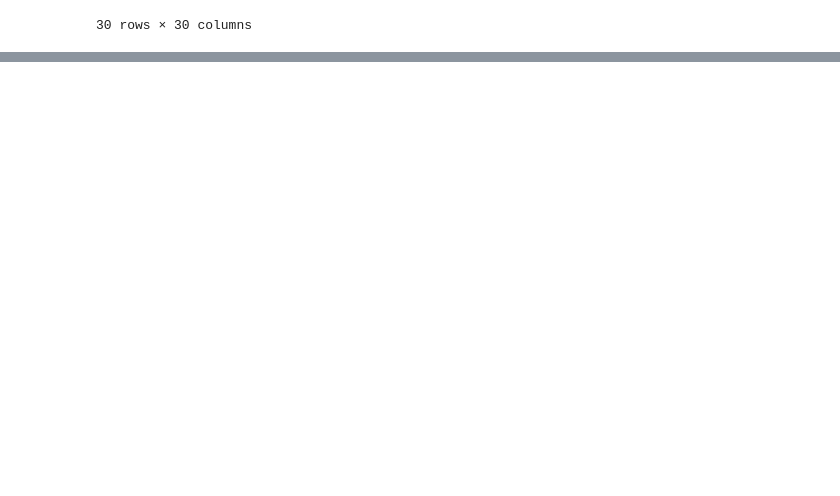
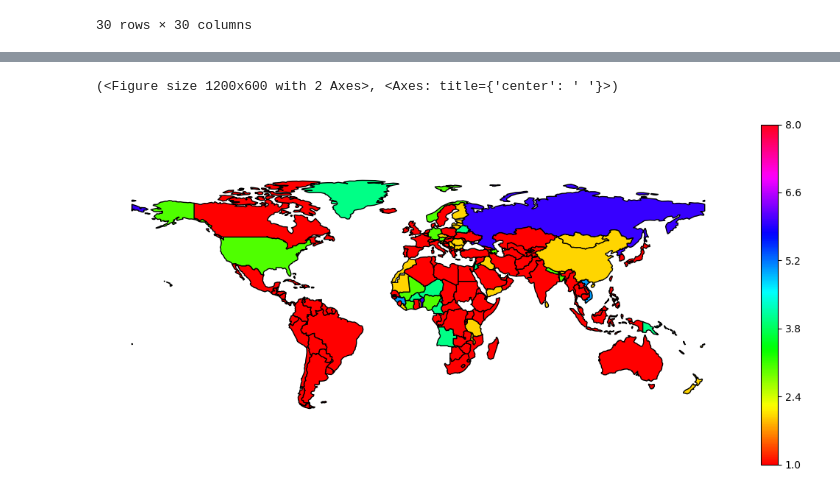
Before and after one commit to irivorobey/geoTopics, a Jupyter notebook: irina/test_clustering.ipynb, the cells around one changed output, grey strips where cells are left out. Cells and saved outputs as stored; diff of their text form; code cells hidden in the pictures; blank space fills up the shorter version.

```diff
--- a/irina/test_clustering.ipynb
+++ b/irina/test_clustering.ipynb
@@ -243,0 +287,5 @@ pd.DataFrame.from_dict(group_dict).melt(var_name="group", value_name="country")
+# %%
+uf.plot_map_continuous(df_test, "n_groups")
+# %% [output]
+(<Figure size 1200x600 with 2 Axes>, <Axes: title={'center': ' '}>)
+[figure, added]
```
Also changed, not shown: parts of 16 cells of this notebook, 2 other files.
